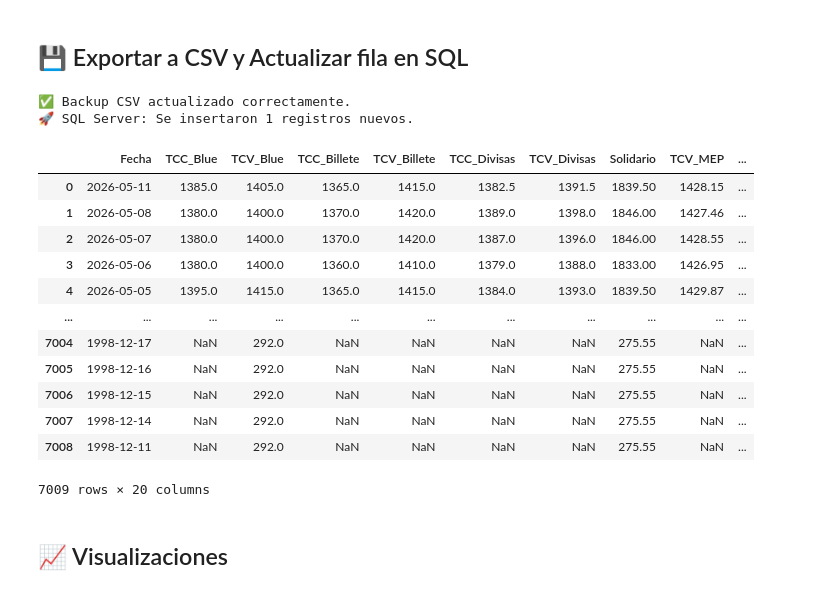
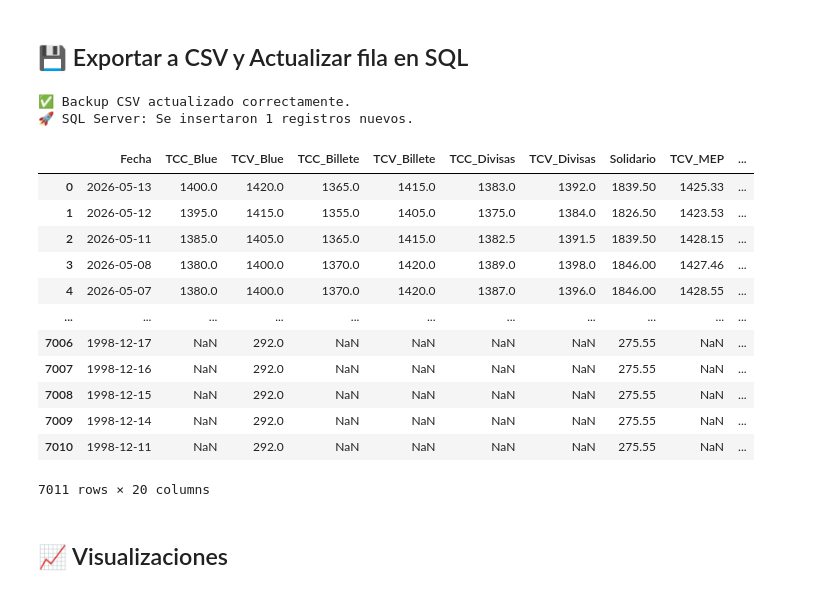
Before and after one commit to mauroemartinez/RPA-exchange-rate-scrapping-automatic-mailing, a Jupyter notebook: Argentinian_Macroeconomic_Automatic_Mailing.ipynb, the cells around one changed output. Cells and saved outputs as stored; diff of their text form; code cells hidden in the pictures.

```diff
--- a/Argentinian_Macroeconomic_Automatic_Mailing.ipynb
+++ b/Argentinian_Macroeconomic_Automatic_Mailing.ipynb
@@ -557,7 +554,7 @@ df
 # Usamos SQLAlchemy para actualizar la neuva fila en SQL Server
 # Configuración de conexión
 params = urllib.parse.quote_plus(
-    r'DRIVER={ODBC Driver 17 for SQL Server};'
+    r'DRIVER={ODBC Driver 18 for SQL Server};'
     r'SERVER=localhost\SQLEXPRESS;'
     r'DATABASE=MacroeconomicAnalytics;'
     r'Trusted_Connection=yes;'
@@ -577,45 +574,45 @@ print("✅ Backup CSV actualizado correctamente.")
 # Carga a SQL Server con control de duplicados por fecha
 try:
     # A. Traemos las fechas que ya están en SQL para comparar en formato fecha y como lista
     query_fechas = "SELECT Fecha FROM Fact_Mercado_Macro"
     fechas_db = pd.read_sql(query_fechas, con=engine)
     fechas_db_list = pd.to_datetime(fechas_db['Fecha']).dt.date.tolist()
 
     # B. Filtramos el DataFrame actual: solo filas cuya fecha NO esté en SQL
     df['Fecha'] = pd.to_datetime(df['Fecha']).dt.date
     df_nuevos_datos = df[~df['Fecha'].isin(fechas_db_list)]
 
     # C. Si hay datos nuevos, los "pusheamos"
     if not df_nuevos_datos.empty:
         df_nuevos_datos[columnas_a_exportar].to_sql(
             name='Fact_Mercado_Macro',
             con=engine,
             if_exists='append',
             index=False
         )
         print(f"🚀 SQL Server: Se insertaron {len(df_nuevos_datos)} registros nuevos.")
     else:
         print("ℹ️ SQL Server: La base de datos ya está al día. No se insertó nada.")
 except Exception as e:
     # Si SQL falla (por ejemplo, si no tenés WiFi o el servidor está caído), el script no se rompe y te avisa, pero el CSV ya quedó guardado arriba.
     print(f"⚠️ Error al conectar con SQL Server: {e}")
 df
 # %% [output]
 ✅ Backup CSV actualizado correctamente.
 🚀 SQL Server: Se insertaron 1 registros nuevos.
 |  | Fecha | TCC_Blue | TCV_Blue | TCC_Billete | TCV_Billete | TCC_Divisas | TCV_Divisas | Solidario | TCV_MEP | ... |
-| 0 | 2026-05-11 | 1385.0 | 1405.0 | 1365.0 | 1415.0 | 1382.5 | 1391.5 | 1839.50 | 1428.15 | ... |
-| 1 | 2026-05-08 | 1380.0 | 1400.0 | 1370.0 | 1420.0 | 1389.0 | 1398.0 | 1846.00 | 1427.46 | ... |
-| 2 | 2026-05-07 | 1380.0 | 1400.0 | 1370.0 | 1420.0 | 1387.0 | 1396.0 | 1846.00 | 1428.55 | ... |
-| 3 | 2026-05-06 | 1380.0 | 1400.0 | 1360.0 | 1410.0 | 1379.0 | 1388.0 | 1833.00 | 1426.95 | ... |
-| 4 | 2026-05-05 | 1395.0 | 1415.0 | 1365.0 | 1415.0 | 1384.0 | 1393.0 | 1839.50 | 1429.87 | ... |
+| 0 | 2026-05-13 | 1400.0 | 1420.0 | 1365.0 | 1415.0 | 1383.0 | 1392.0 | 1839.50 | 1425.33 | ... |
+| 1 | 2026-05-12 | 1395.0 | 1415.0 | 1355.0 | 1405.0 | 1375.0 | 1384.0 | 1826.50 | 1423.53 | ... |
+| 2 | 2026-05-11 | 1385.0 | 1405.0 | 1365.0 | 1415.0 | 1382.5 | 1391.5 | 1839.50 | 1428.15 | ... |
+| 3 | 2026-05-08 | 1380.0 | 1400.0 | 1370.0 | 1420.0 | 1389.0 | 1398.0 | 1846.00 | 1427.46 | ... |
+| 4 | 2026-05-07 | 1380.0 | 1400.0 | 1370.0 | 1420.0 | 1387.0 | 1396.0 | 1846.00 | 1428.55 | ... |
 | ... | ... | ... | ... | ... | ... | ... | ... | ... | ... | ... |
-| 7004 | 1998-12-17 | NaN | 292.0 | NaN | NaN | NaN | NaN | 275.55 | NaN | ... |
-| 7005 | 1998-12-16 | NaN | 292.0 | NaN | NaN | NaN | NaN | 275.55 | NaN | ... |
-| 7006 | 1998-12-15 | NaN | 292.0 | NaN | NaN | NaN | NaN | 275.55 | NaN | ... |
-| 7007 | 1998-12-14 | NaN | 292.0 | NaN | NaN | NaN | NaN | 275.55 | NaN | ... |
-| 7008 | 1998-12-11 | NaN | 292.0 | NaN | NaN | NaN | NaN | 275.55 | NaN | ... |
+| 7006 | 1998-12-17 | NaN | 292.0 | NaN | NaN | NaN | NaN | 275.55 | NaN | ... |
+| 7007 | 1998-12-16 | NaN | 292.0 | NaN | NaN | NaN | NaN | 275.55 | NaN | ... |
+| 7008 | 1998-12-15 | NaN | 292.0 | NaN | NaN | NaN | NaN | 275.55 | NaN | ... |
+| 7009 | 1998-12-14 | NaN | 292.0 | NaN | NaN | NaN | NaN | 275.55 | NaN | ... |
+| 7010 | 1998-12-11 | NaN | 292.0 | NaN | NaN | NaN | NaN | 275.55 | NaN | ... |
-7009 rows × 20 columns
+7011 rows × 20 columns
 # %% [markdown]
 ## 📈 Visualizaciones
 # %%
```
Also changed, not shown: parts of 16 cells of this notebook, 5 other files.
